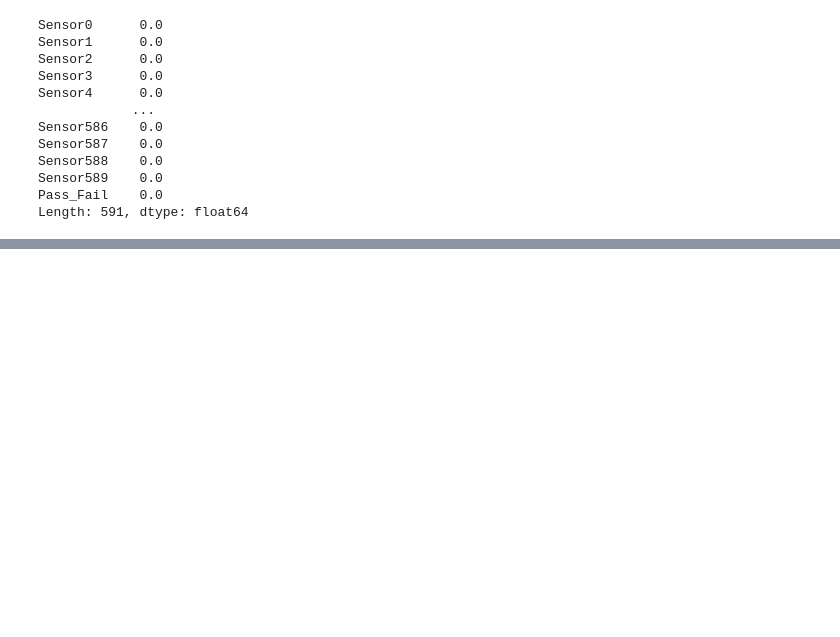
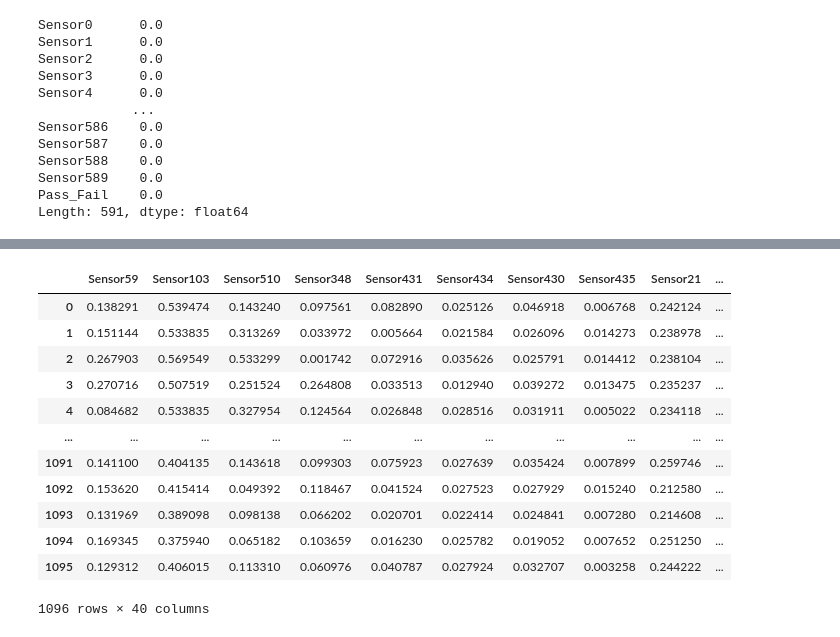
Before and after one commit to skameju/semiconductor, a Jupyter notebook: 캡스톤디자인.ipynb, the cells around one changed output, grey strips where cells are left out. Saved outputs shown, nothing was run; the diff lists cells and outputs as text; code cells hidden in the pictures; blank space fills up the shorter version.

```diff
--- a/캡스톤디자인.ipynb
+++ b/캡스톤디자인.ipynb
@@ -222,0 +233,17 @@ from sklearn.model_selection import train_test_split
+# %%
+train_set_scaled = pd.DataFrame(train_minmax_scaled, columns = train_set.columns, index = list(train_set.index.values))
+train_set_scaled # 정규화된 train_set!!!!!
+# %% [output]
+|  | Sensor59 | Sensor103 | Sensor510 | Sensor348 | Sensor431 | Sensor434 | Sensor430 | Sensor435 | Sensor21 | ... |
+| 0 | 0.138291 | 0.539474 | 0.143240 | 0.097561 | 0.082890 | 0.025126 | 0.046918 | 0.006768 | 0.242124 | ... |
+| 1 | 0.151144 | 0.533835 | 0.313269 | 0.033972 | 0.005664 | 0.021584 | 0.026096 | 0.014273 | 0.238978 | ... |
+| 2 | 0.267903 | 0.569549 | 0.533299 | 0.001742 | 0.072916 | 0.035626 | 0.025791 | 0.014412 | 0.238104 | ... |
+| 3 | 0.270716 | 0.507519 | 0.251524 | 0.264808 | 0.033513 | 0.012940 | 0.039272 | 0.013475 | 0.235237 | ... |
+| 4 | 0.084682 | 0.533835 | 0.327954 | 0.124564 | 0.026848 | 0.028516 | 0.031911 | 0.005022 | 0.234118 | ... |
+| ... | ... | ... | ... | ... | ... | ... | ... | ... | ... | ... |
+| 1091 | 0.141100 | 0.404135 | 0.143618 | 0.099303 | 0.075923 | 0.027639 | 0.035424 | 0.007899 | 0.259746 | ... |
+| 1092 | 0.153620 | 0.415414 | 0.049392 | 0.118467 | 0.041524 | 0.027523 | 0.027929 | 0.015240 | 0.212580 | ... |
+| 1093 | 0.131969 | 0.389098 | 0.098138 | 0.066202 | 0.020701 | 0.022414 | 0.024841 | 0.007280 | 0.214608 | ... |
+| 1094 | 0.169345 | 0.375940 | 0.065182 | 0.103659 | 0.016230 | 0.025782 | 0.019052 | 0.007652 | 0.251250 | ... |
+| 1095 | 0.129312 | 0.406015 | 0.113310 | 0.060976 | 0.040787 | 0.027924 | 0.032707 | 0.003258 | 0.244222 | ... |
+1096 rows × 40 columns
```
Also changed, not shown: parts of 13 cells of this notebook.
